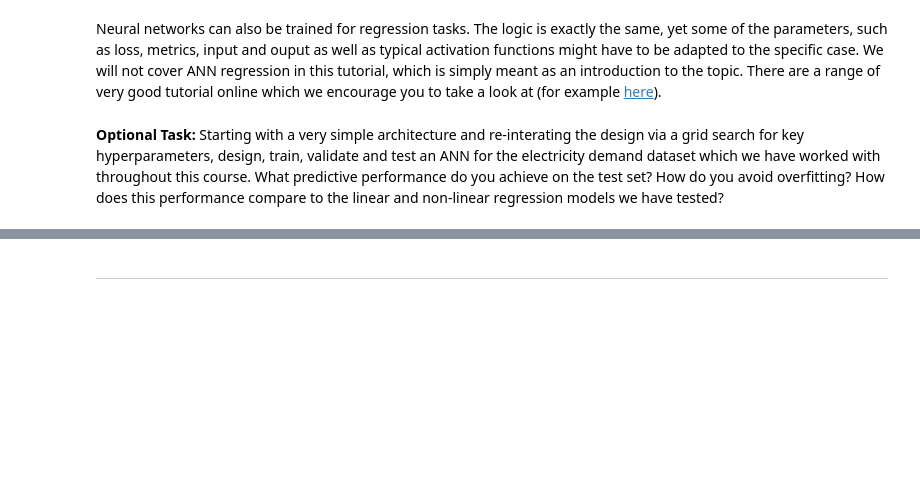
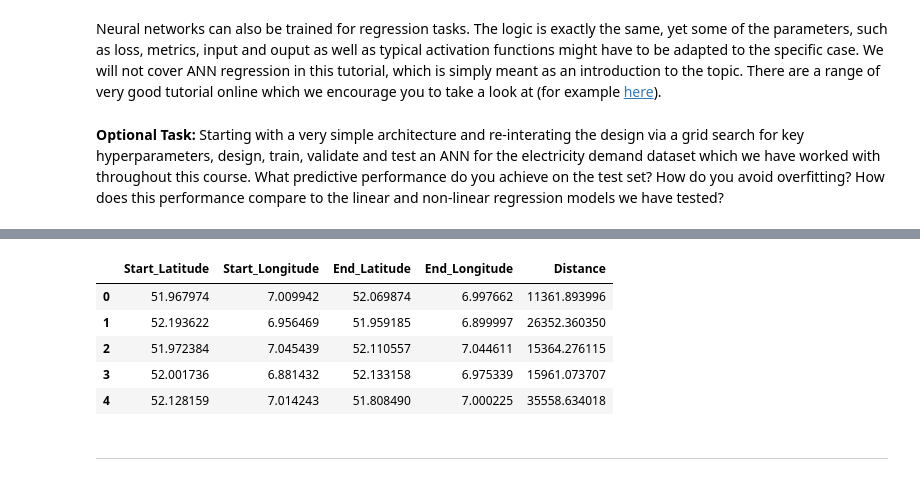
Before and after one commit to IS3UniCologne/DSML_2022, a Jupyter notebook: 03_Workshops/DSML_WS_13_NeuralNetworks/DSML_WS_13_IntroNN.ipynb, the cells around one changed output, grey strips where cells are left out. Saved outputs shown, nothing was run; the diff lists cells and outputs as text; code cells hidden in the pictures; blank space fills up the shorter version.

Commit message:
Small updates + Code for haversine

```diff
--- a/03_Workshops/DSML_WS_13_NeuralNetworks/DSML_WS_13_IntroNN.ipynb
+++ b/03_Workshops/DSML_WS_13_NeuralNetworks/DSML_WS_13_IntroNN.ipynb
@@ -279,0 +281,6 @@ Neural networks can also be trained for regression tasks. The logic is exactly t
+# %%
+lat_start = np.random.normal(loc=52, scale=0.1, size=1000)
+long_start = np.random.normal(loc=7, scale=0.05, size=1000)
+lat_end = np.random.normal(loc=52, scale=0.1, size=1000)
+long_end = np.random.normal(loc=7, scale=0.05, size=1000)
+df = pd.DataFrame(data={'Start_Latitude':lat_start, 'Start_Longitude':long_start, 'End_Latitude':lat_end, 'End_Longitude':long_end})
@@ -280,2 +296,13 @@ Neural networks can also be trained for regression tasks. The logic is exactly t
+# %%
+df['Distance'] = haversine.haversine_vector(df[['Start_Latitude', 'Start_Longitude']].values, df[['End_Latitude', 'End_Longitude']].values, haversine.Unit.METERS)
+# %%
+df.head()
+# %% [output]
+|  | Start_Latitude | Start_Longitude | End_Latitude | End_Longitude | Distance |
+| 0 | 51.967974 | 7.009942 | 52.069874 | 6.997662 | 11361.893996 |
+| 1 | 52.193622 | 6.956469 | 51.959185 | 6.899997 | 26352.360350 |
+| 2 | 51.972384 | 7.045439 | 52.110557 | 7.044611 | 15364.276115 |
+| 3 | 52.001736 | 6.881432 | 52.133158 | 6.975339 | 15961.073707 |
+| 4 | 52.128159 | 7.014243 | 51.808490 | 7.000225 | 35558.634018 |
 # %% [markdown]
 ---
```
Also changed, not shown: parts of 8 cells of this notebook.
